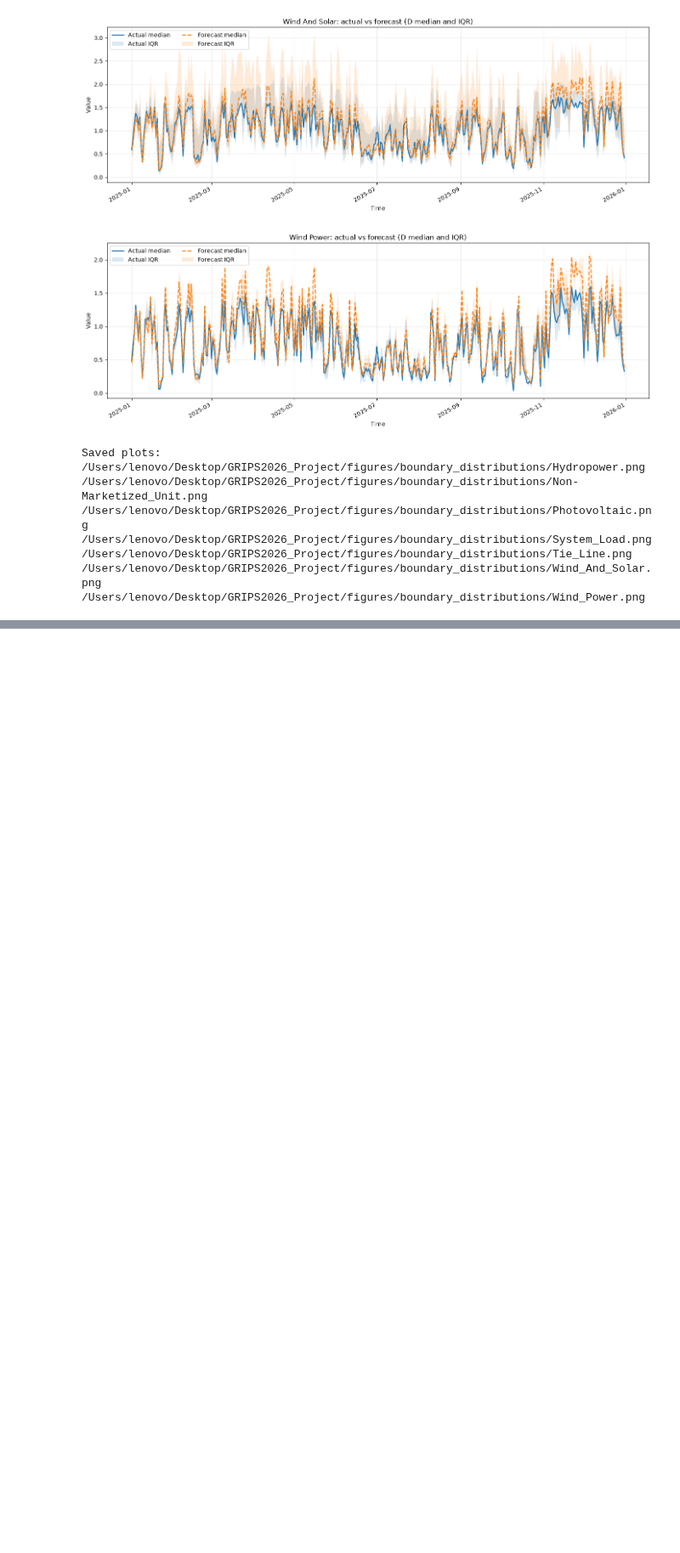
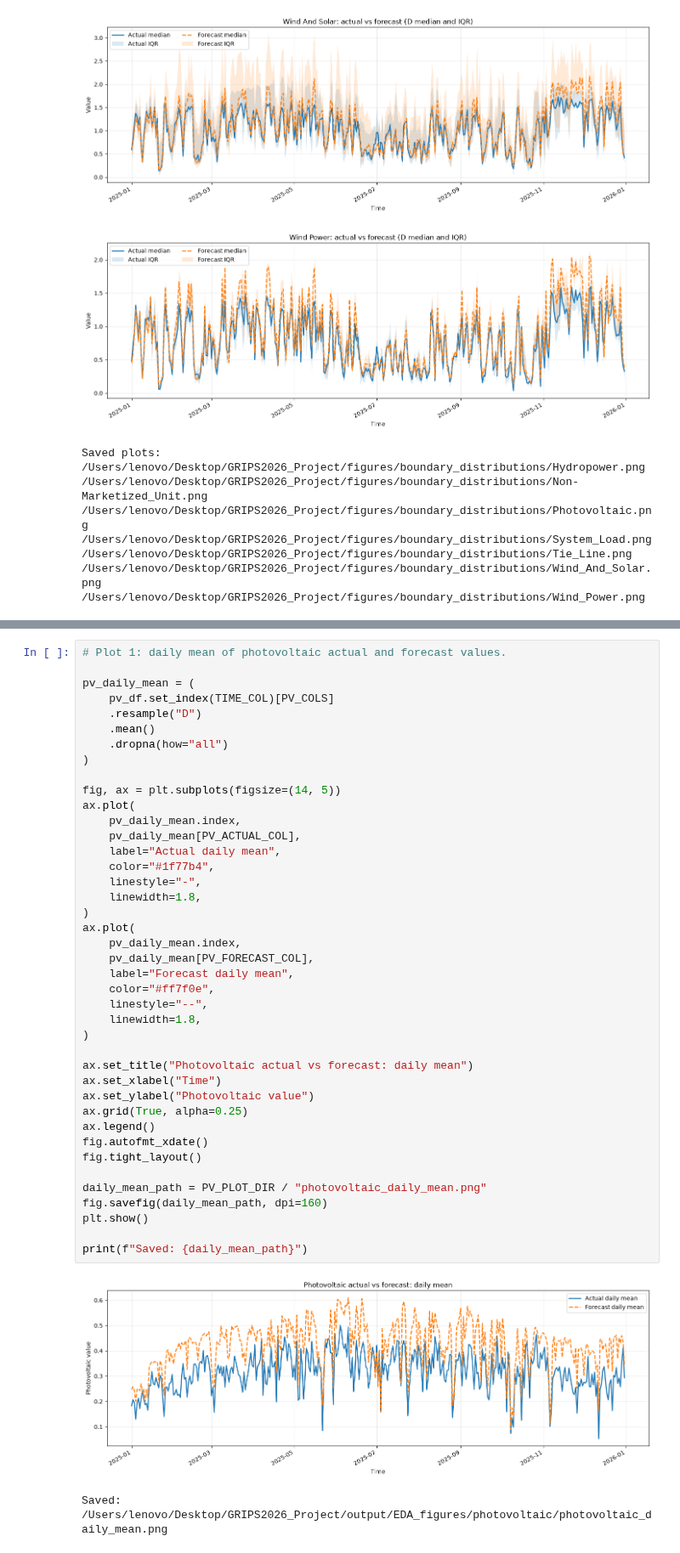
Before and after one commit to hadronnez/GRIPS2026-project, a Jupyter notebook: code/EDA/EDA.ipynb, the cells around one changed output, grey strips where cells are left out. Shown at 85% size. Cells and saved outputs as stored; diff of their text form; blank space fills up the shorter version.

Commit message:
Verified_plots

```diff
--- a/code/EDA/EDA.ipynb
+++ b/code/EDA/EDA.ipynb
@@ -214,0 +268,44 @@ Saved plots:
+# %%
+# Plot 1: daily mean of photovoltaic actual and forecast values.
+
+pv_daily_mean = (
+    pv_df.set_index(TIME_COL)[PV_COLS]
+    .resample("D")
+    .mean()
+    .dropna(how="all")
+)
+
+fig, ax = plt.subplots(figsize=(14, 5))
+ax.plot(
+    pv_daily_mean.index,
+    pv_daily_mean[PV_ACTUAL_COL],
+    label="Actual daily mean",
+    color="#1f77b4",
+    linestyle="-",
+    linewidth=1.8,
+)
+ax.plot(
+    pv_daily_mean.index,
+    pv_daily_mean[PV_FORECAST_COL],
+    label="Forecast daily mean",
+    color="#ff7f0e",
+    linestyle="--",
+    linewidth=1.8,
+)
+
+ax.set_title("Photovoltaic actual vs forecast: daily mean")
+ax.set_xlabel("Time")
+ax.set_ylabel("Photovoltaic value")
+ax.grid(True, alpha=0.25)
+ax.legend()
+fig.autofmt_xdate()
+fig.tight_layout()
+
+daily_mean_path = PV_PLOT_DIR / "photovoltaic_daily_mean.png"
+fig.savefig(daily_mean_path, dpi=160)
+plt.show()
+
+print(f"Saved: {daily_mean_path}")
+# %% [output]
+[figure, added]
+Saved: /Users/lenovo/Desktop/GRIPS2026_Project/output/EDA_figures/photovoltaic/photovoltaic_daily_mean.png
```
Also changed, not shown: parts of 9 cells of this notebook, 3 other files.
